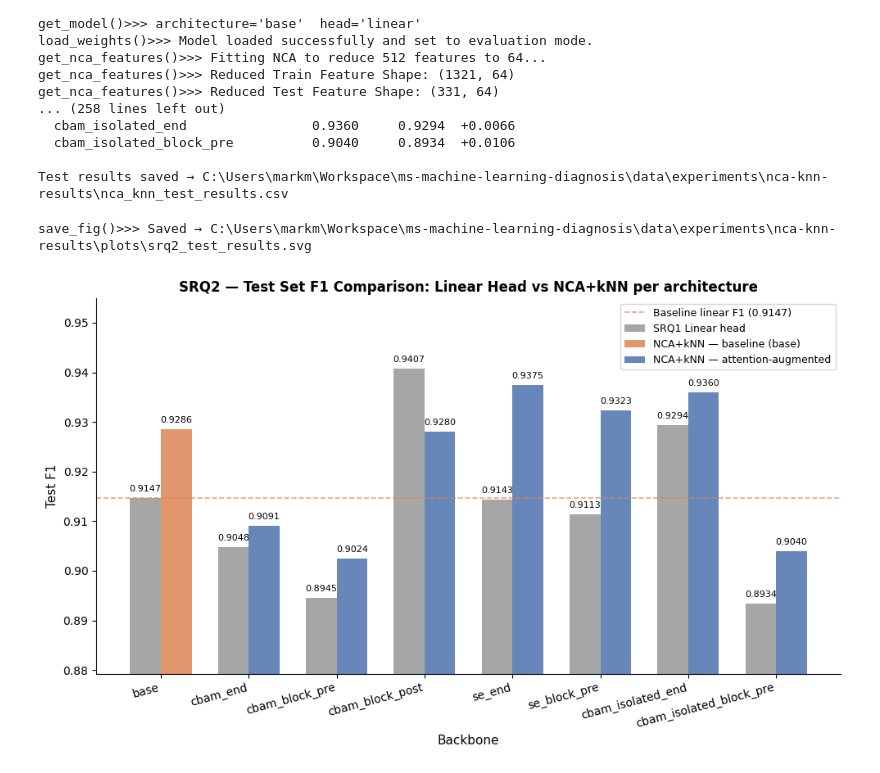
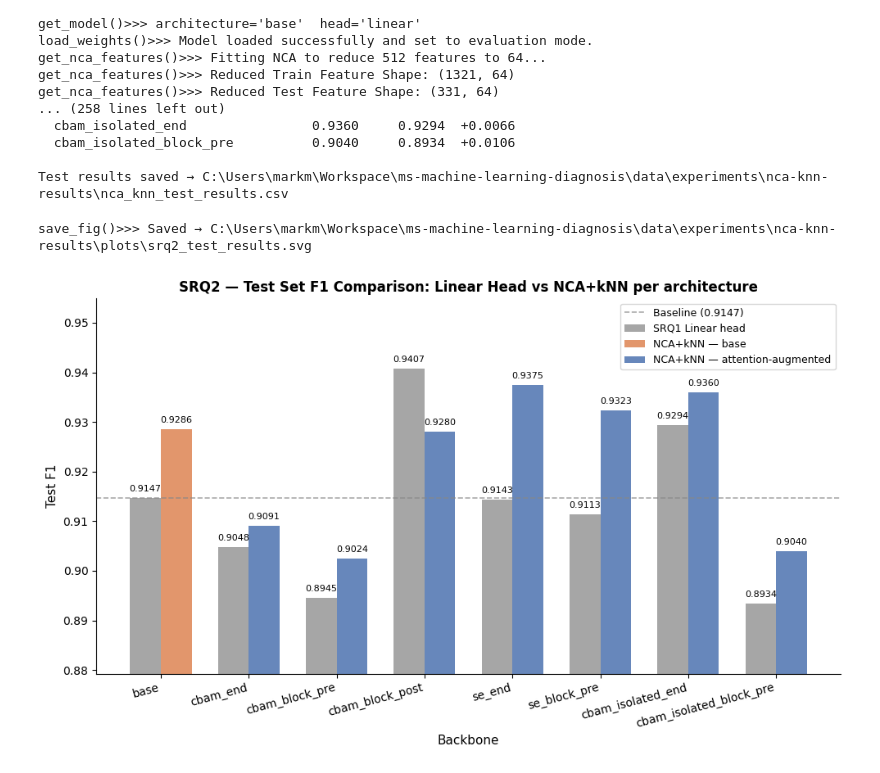
Before and after one commit to Mark-McNaught/ms-machine-learning-diagnosis, a Jupyter notebook: src/experiments/nca-knn-eval.ipynb, the cells around one changed output. Saved outputs shown, nothing was run; the diff lists cells and outputs as text; code cells hidden in the pictures.

```diff
--- a/src/experiments/nca-knn-eval.ipynb
+++ b/src/experiments/nca-knn-eval.ipynb
@@ -793,34 +793,34 @@ baseline_f1_val = df_test_nca.loc["base", "linear_test_f1"] if "base" in df_test
 linear_vals     = [float(df_test_nca.loc[b, "linear_test_f1"]) for b in plot_backbones]
 nca_vals        = [float(df_test_nca.loc[b, "test_f1"])        for b in plot_backbones]
 
 fig, ax = plt.subplots(figsize=(10, 6))
 ax.bar(x - width/2, linear_vals, width, color="#888", alpha=0.75, label="SRQ1 Linear head")
 ax.bar(x[ is_baseline] + width/2,
        [nca_vals[i] for i in np.where( is_baseline)[0]],
-       width, color="#DD8452", alpha=0.85, label="NCA+kNN — baseline (base)")
+       width, color="#DD8452", alpha=0.85, label="NCA+kNN — base")
 ax.bar(x[~is_baseline] + width/2,
        [nca_vals[i] for i in np.where(~is_baseline)[0]],
        width, color="#4C72B0", alpha=0.85, label="NCA+kNN — attention-augmented")
 if baseline_f1_val:
-    ax.axhline(baseline_f1_val, color="#DD8452", linestyle="--",
-               linewidth=1.2, alpha=0.7, label=f"Baseline linear F1 ({baseline_f1_val:.4f})")
+    ax.axhline(baseline_f1_val, color="#888", linestyle="--",
+               linewidth=1.2, alpha=0.7, label=f"Baseline ({baseline_f1_val:.4f})")
 for i, (lv, nv) in enumerate(zip(linear_vals, nca_vals)):
     ax.text(i - width/2, lv + 0.001, f"{lv:.4f}", ha="center", va="bottom", fontsize=8)
     ax.text(i + width/2, nv + 0.001, f"{nv:.4f}", ha="center", va="bottom", fontsize=8)
 ax.set_xticks(x)
 ax.set_xticklabels(plot_backbones, fontsize=10, rotation=15, ha="right")
 ax.set_xlabel("Backbone", fontsize=11)
 ax.set_ylabel("Test F1", fontsize=11)
 ax.set_title("SRQ2 — Test Set F1 Comparison: Linear Head vs NCA+kNN per architecture", fontsize=12, fontweight="bold")
 ax.legend(fontsize=9)
 ax.spines[["top", "right"]].set_visible(False)
 all_f1 = linear_vals + nca_vals
 pad = (max(all_f1) - min(all_f1)) * 0.3 or 0.02
 ax.set_ylim(max(0, min(all_f1) - pad), min(1, max(all_f1) + pad))
 
 plt.tight_layout()
 utils.save_fig(fig, PLOTS_DIR, "srq2_test_results", formats=("svg",))
 plt.show()
 # %% [output]
 save_fig()>>> Saved → C:\Users\markm\Workspace\ms-machine-learning-diagnosis\data\experiments\nca-knn-results\plots\srq2_test_results.svg
-[figure, old version]
+[figure, new version]
```
Also changed, not shown: parts of 2 cells of this notebook, 4 other files.
